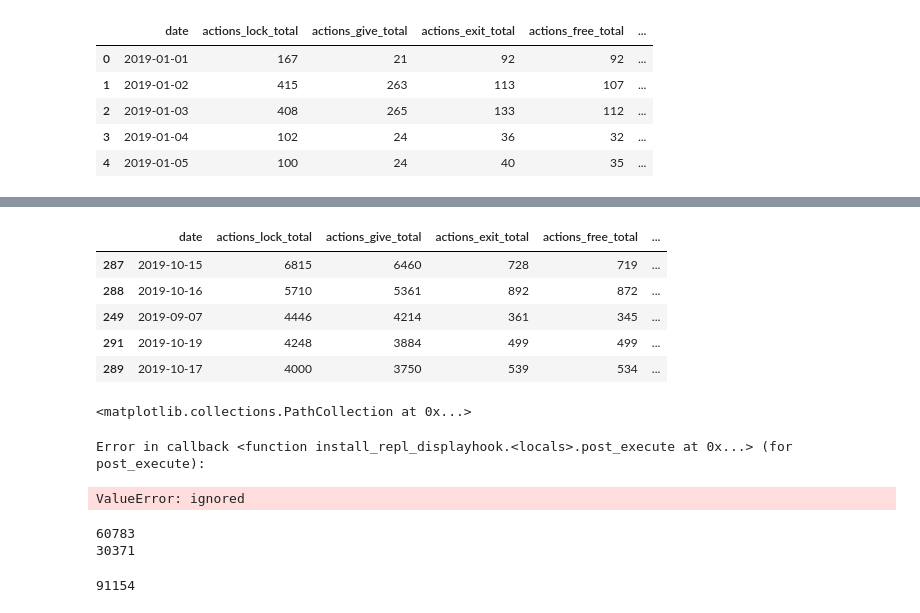
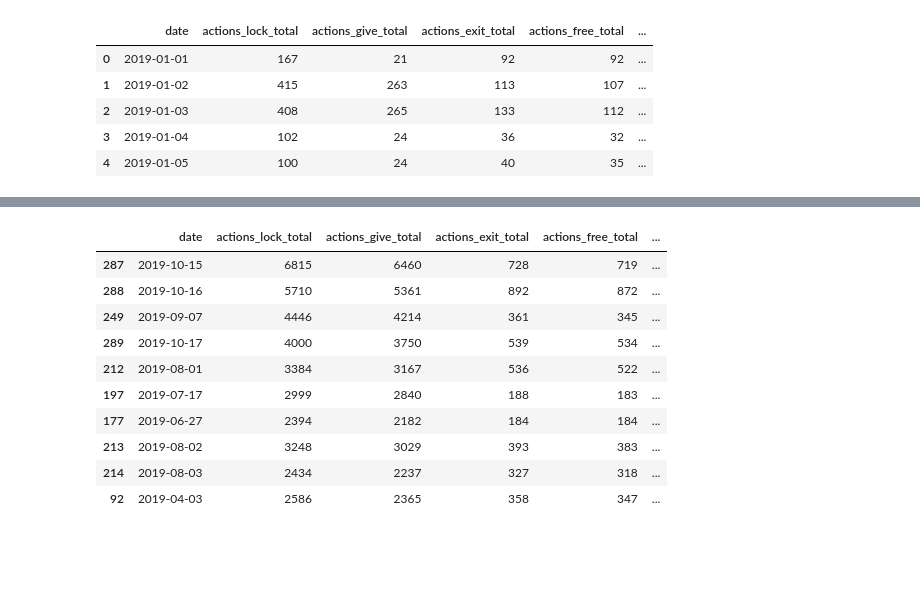
Before and after one commit to masonnystrom/LS_Build_Week_Unit_1, a Jupyter notebook: Maker_CDP_Data_Exploration.ipynb, the cells around one changed output, grey strips where cells are left out. Drawn from its saved outputs; the diff is of its cells as text; code cells hidden in the pictures; blank space fills up the shorter version.

```diff
--- a/Maker_CDP_Data_Exploration.ipynb
+++ b/Maker_CDP_Data_Exploration.ipynb
@@ -144,0 +204,4 @@ print(maker_vaults['actions_open_total'].sum())
+# %%
+# lets see the total number of opened and locked vaults
+maker_vaults['opened_and_locked'] = (maker_vaults['opened_and_joined'] & maker_vaults['actions_lock_total'])
+maker_vaults['opened_and_locked'].sum()
@@ -180,24 +241,14 @@ plt.bar(maker_vaults2020['date'], maker_vaults2020['net_opens'],color='#3DED97')
 # %%
-maker_vaults2019.sort_index(by=['actions_open_total'], ascending=False)[:5]
+maker_vaults2019.sort_values(by=['opened_and_joined'], ascending=False)[:10]
 # %% [output]
 |  | date | actions_lock_total | actions_give_total | actions_exit_total | actions_free_total | ... |
 | 287 | 2019-10-15 | 6815 | 6460 | 728 | 719 | ... |
 | 288 | 2019-10-16 | 5710 | 5361 | 892 | 872 | ... |
 | 249 | 2019-09-07 | 4446 | 4214 | 361 | 345 | ... |
-| 291 | 2019-10-19 | 4248 | 3884 | 499 | 499 | ... |
 | 289 | 2019-10-17 | 4000 | 3750 | 539 | 534 | ... |
+| 212 | 2019-08-01 | 3384 | 3167 | 536 | 522 | ... |
+| 197 | 2019-07-17 | 2999 | 2840 | 188 | 183 | ... |
+| 177 | 2019-06-27 | 2394 | 2182 | 184 | 184 | ... |
+| 213 | 2019-08-02 | 3248 | 3029 | 393 | 383 | ... |
+| 214 | 2019-08-03 | 2434 | 2237 | 327 | 318 | ... |
+| 92 | 2019-04-03 | 2586 | 2365 | 358 | 347 | ... |
-# %%
-plt.scatter(5,10)
-# %% [output]
-<matplotlib.collections.PathCollection at 0x...>
-Error in callback <function install_repl_displayhook.<locals>.post_execute at 0x...> (for post_execute):
-ValueError: ignored
-# %%
-print(maker_vaults2019['net_opens'].sum())
-print(maker_vaults2020['net_opens'].sum())
-maker_vaults['net_opens'].sum()
-# interesting that there has been a net closers of Vaults in 2020.
-# %% [output]
-60783
-30371
-91154
```
Also changed, not shown: parts of 43 cells of this notebook.
